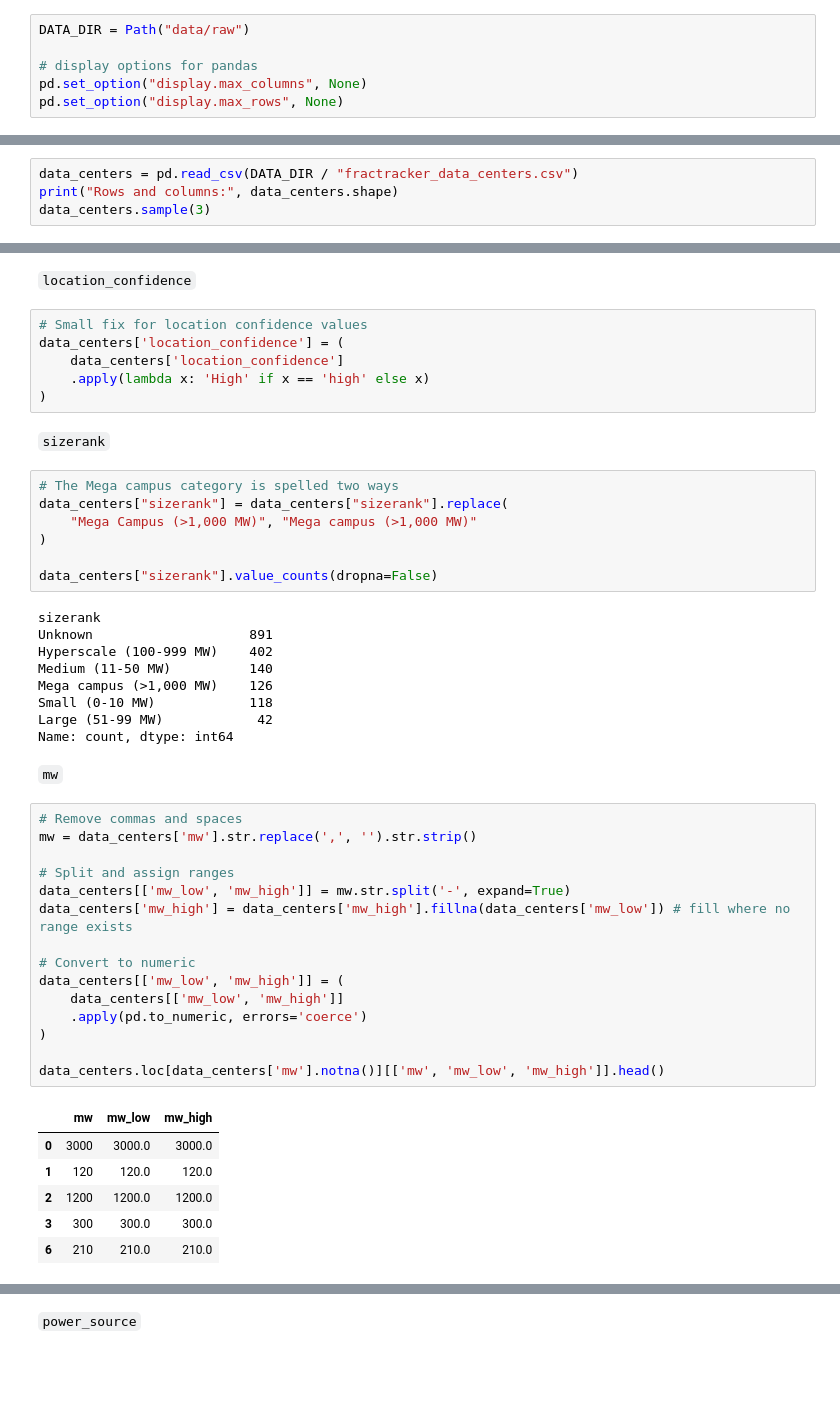
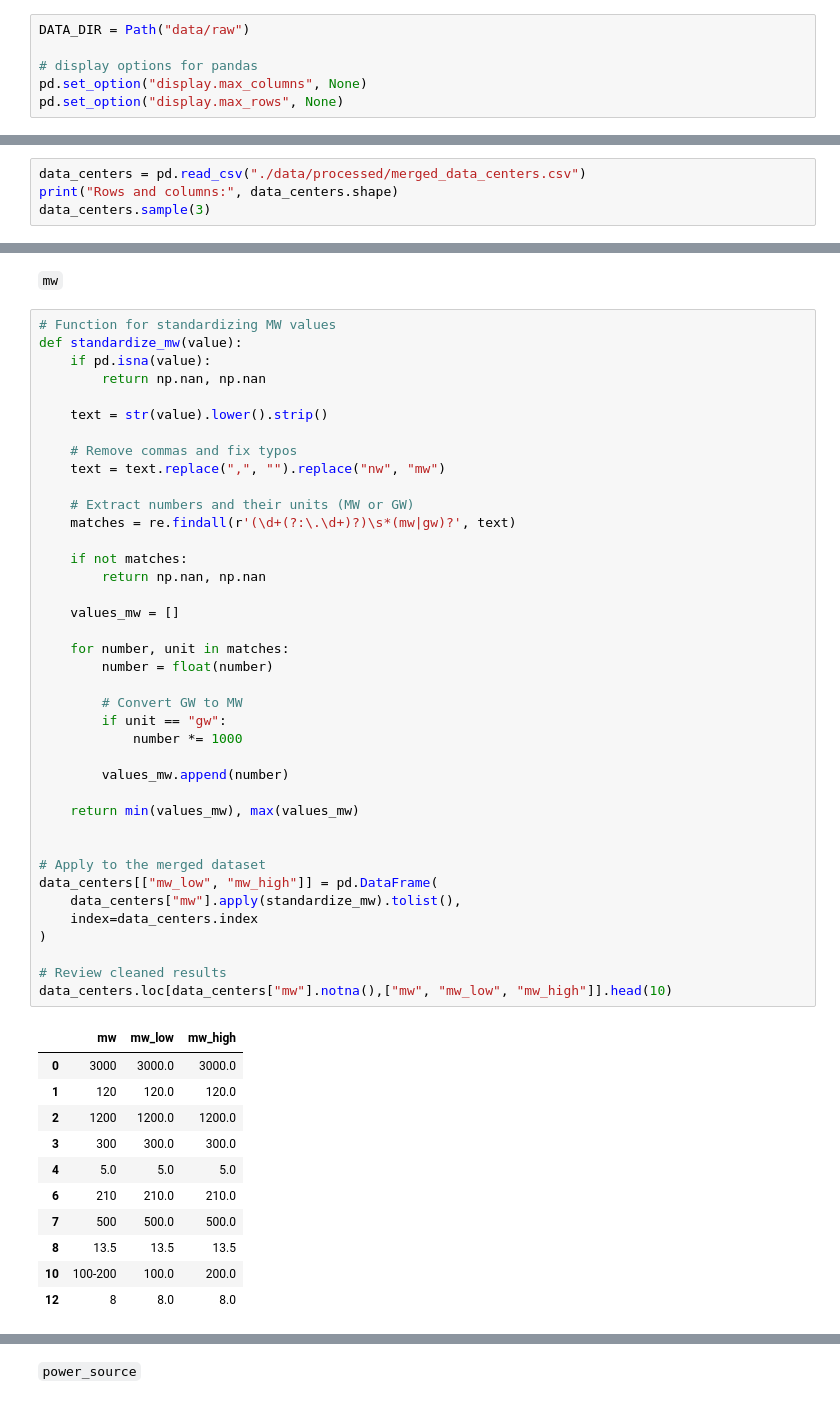
Before and after one commit to matthewchess/siads696, a Jupyter notebook: 02-data-cleaning.ipynb, the cells around one changed output, grey strips where cells are left out. Saved outputs shown, nothing was run; the diff lists cells and outputs as text; blank space fills up the shorter version.

```diff
--- a/02-data-cleaning.ipynb
+++ b/02-data-cleaning.ipynb
@@ -26,5 +20,5 @@ pd.set_option("display.max_rows", None)
 # %%
-data_centers = pd.read_csv(DATA_DIR / "fractracker_data_centers.csv")
+data_centers = pd.read_csv("./data/processed/merged_data_centers.csv")
 print("Rows and columns:", data_centers.shape)
 data_centers.sample(3)
 # %% [output]
@@ -88,50 +98,53 @@ data_centers['sizerank_numeric'] = data_centers['sizerank'].apply(lambda x: size
-# %% [markdown]
-`location_confidence`
-# %%
-# Small fix for location confidence values
-data_centers['location_confidence'] = (
-    data_centers['location_confidence']
-    .apply(lambda x: 'High' if x == 'high' else x)
-)
-# %% [markdown]
-`sizerank`
-# %%
-# The Mega campus category is spelled two ways
-data_centers["sizerank"] = data_centers["sizerank"].replace(
-    "Mega Campus (>1,000 MW)", "Mega campus (>1,000 MW)"
-)
-
-data_centers["sizerank"].value_counts(dropna=False)
-# %% [output]
-sizerank
-Unknown                    891
-Hyperscale (100-999 MW)    402
-Medium (11-50 MW)          140
-Mega campus (>1,000 MW)    126
-Small (0-10 MW)            118
-Large (51-99 MW)            42
-Name: count, dtype: int64
 # %% [markdown]
 `mw`
 # %%
-# Remove commas and spaces
-mw = data_centers['mw'].str.replace(',', '').str.strip()
+# Function for standardizing MW values
+def standardize_mw(value):
+    if pd.isna(value):
+        return np.nan, np.nan
 
-# Split and assign ranges
-data_centers[['mw_low', 'mw_high']] = mw.str.split('-', expand=True)
-data_centers['mw_high'] = data_centers['mw_high'].fillna(data_centers['mw_low']) # fill where no range exists
+    text = str(value).lower().strip()
 
-# Convert to numeric
-data_centers[['mw_low', 'mw_high']] = (
-    data_centers[['mw_low', 'mw_high']]
-    .apply(pd.to_numeric, errors='coerce')
+    # Remove commas and fix typos
+    text = text.replace(",", "").replace("nw", "mw")
+
+    # Extract numbers and their units (MW or GW)
+    matches = re.findall(r'(\d+(?:\.\d+)?)\s*(mw|gw)?', text)
+
+    if not matches:
+        return np.nan, np.nan
+
+    values_mw = []
+
+    for number, unit in matches:
+        number = float(number)
+
+        # Convert GW to MW
+        if unit == "gw":
+            number *= 1000
+
+        values_mw.append(number)
+
+    return min(values_mw), max(values_mw)
+
+
+# Apply to the merged dataset
+data_centers[["mw_low", "mw_high"]] = pd.DataFrame(
+    data_centers["mw"].apply(standardize_mw).tolist(),
+    index=data_centers.index
 )
 
-data_centers.loc[data_centers['mw'].notna()][['mw', 'mw_low', 'mw_high']].head()
+# Review cleaned results
+data_centers.loc[data_centers["mw"].notna(),["mw", "mw_low", "mw_high"]].head(10)
 # %% [output]
 |  | mw | mw_low | mw_high |
 | 0 | 3000 | 3000.0 | 3000.0 |
 | 1 | 120 | 120.0 | 120.0 |
 | 2 | 1200 | 1200.0 | 1200.0 |
 | 3 | 300 | 300.0 | 300.0 |
+| 4 | 5.0 | 5.0 | 5.0 |
 | 6 | 210 | 210.0 | 210.0 |
+| 7 | 500 | 500.0 | 500.0 |
+| 8 | 13.5 | 13.5 | 13.5 |
+| 10 | 100-200 | 100.0 | 200.0 |
+| 12 | 8 | 8.0 | 8.0 |
```
Also changed, not shown: parts of 73 cells of this notebook, 8 other files.
